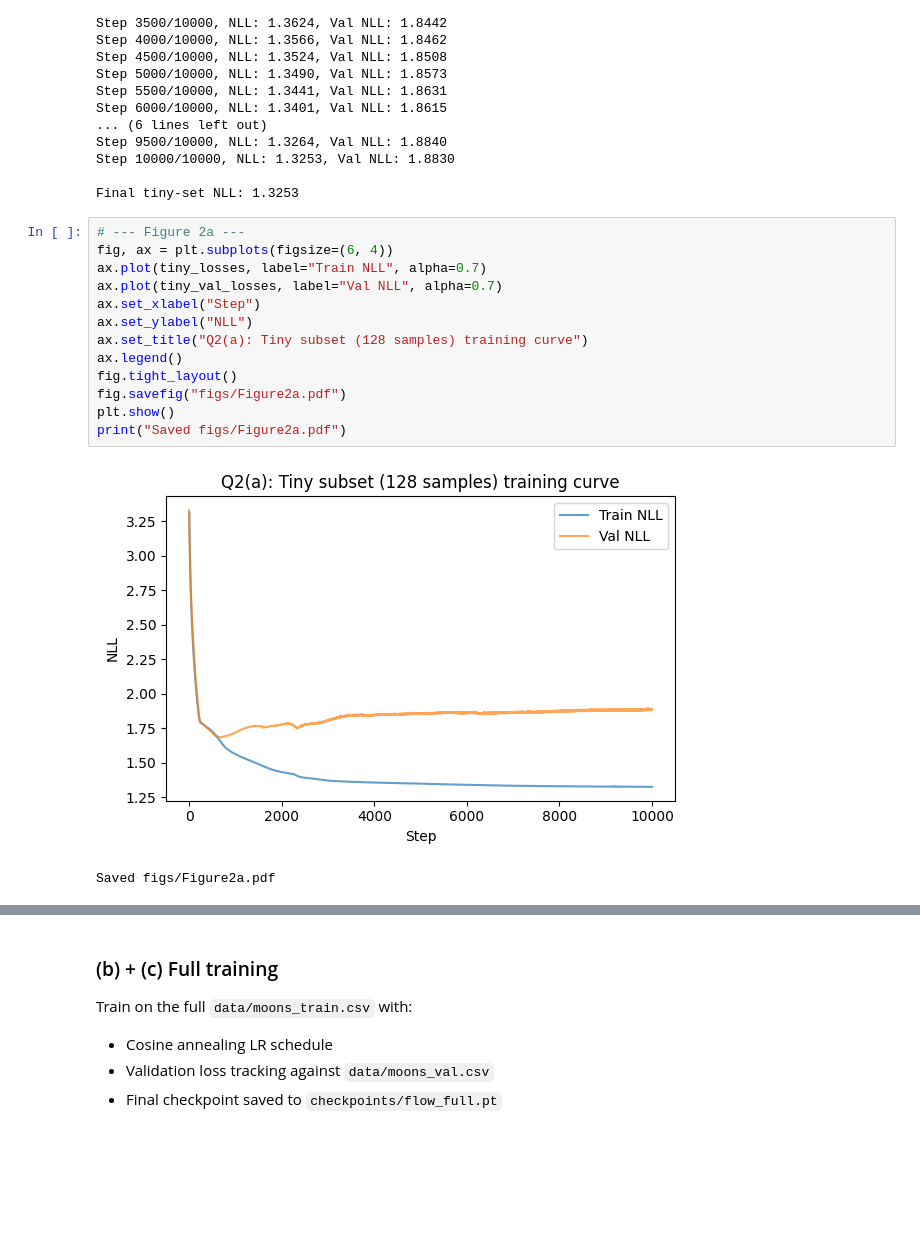
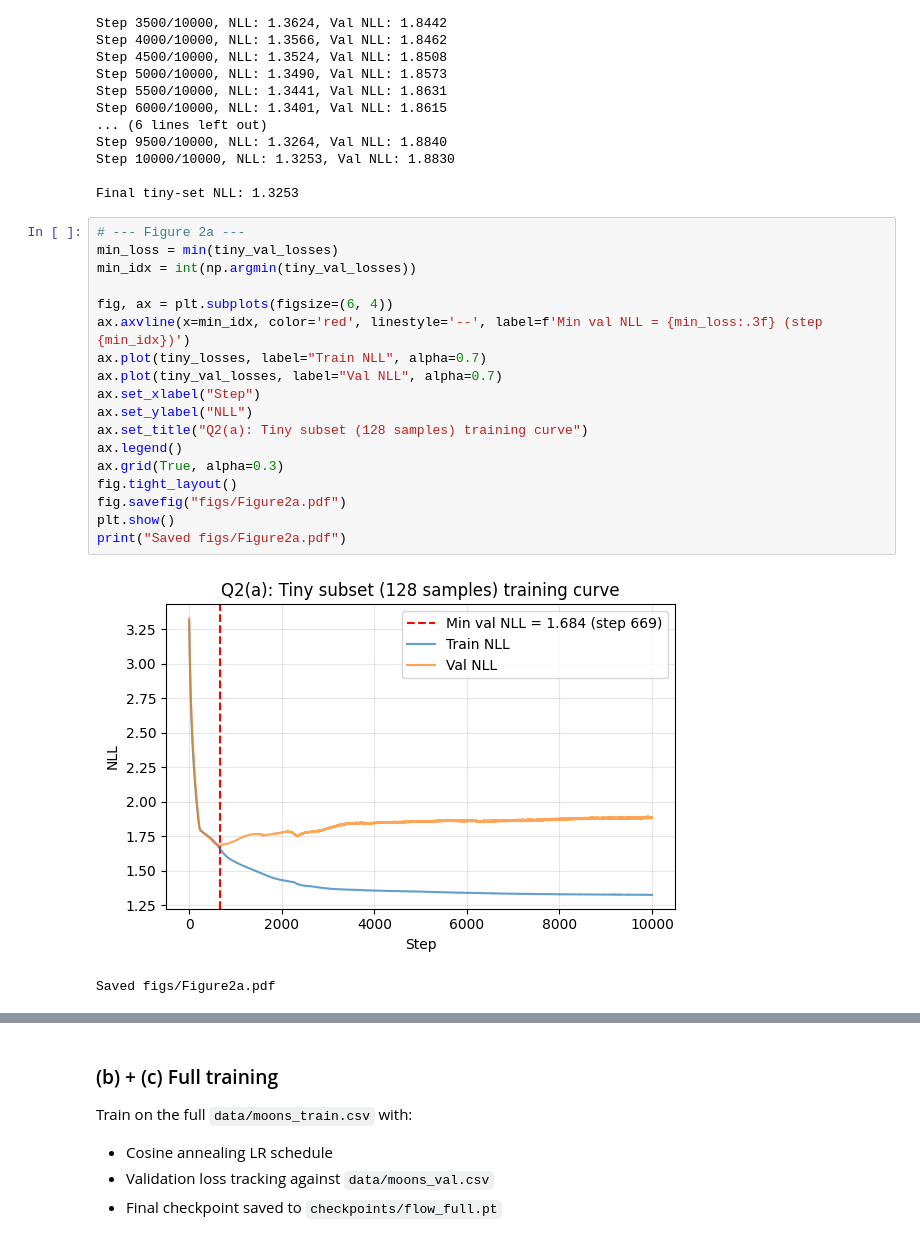
Before and after one commit to rowan-dauria/m2-coursework, a Jupyter notebook: coursework.ipynb, the cells around one changed output, grey strips where cells are left out. Cells and saved outputs as stored; diff of their text form; blank space fills up the shorter version.

```diff
--- a/coursework.ipynb
+++ b/coursework.ipynb
@@ -225,17 +228,22 @@ Step 10000/10000, NLL: 1.3253, Val NLL: 1.8830
 Final tiny-set NLL: 1.3253
 # %%
 # --- Figure 2a ---
+min_loss = min(tiny_val_losses)
+min_idx = int(np.argmin(tiny_val_losses))
+
 fig, ax = plt.subplots(figsize=(6, 4))
+ax.axvline(x=min_idx, color='red', linestyle='--', label=f'Min val NLL = {min_loss:.3f} (step {min_idx})')
 ax.plot(tiny_losses, label="Train NLL", alpha=0.7)
 ax.plot(tiny_val_losses, label="Val NLL", alpha=0.7)
 ax.set_xlabel("Step")
 ax.set_ylabel("NLL")
 ax.set_title("Q2(a): Tiny subset (128 samples) training curve")
 ax.legend()
+ax.grid(True, alpha=0.3)
 fig.tight_layout()
 fig.savefig("figs/Figure2a.pdf")
 plt.show()
 print("Saved figs/Figure2a.pdf")
 # %% [output]
-[figure, old version]
+[figure, new version]
 Saved figs/Figure2a.pdf
```
Also changed, not shown: parts of 5 cells of this notebook, 9 other files.
